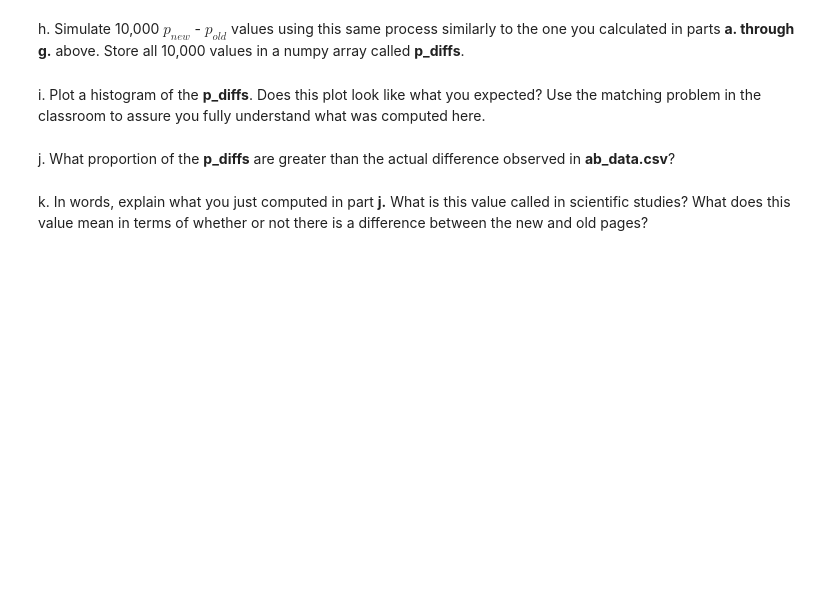
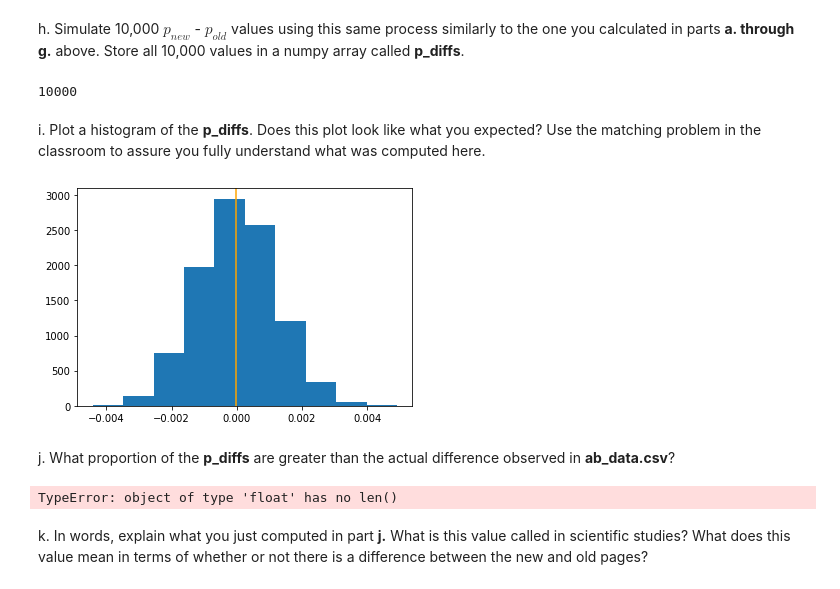
Before and after one commit to Warwick2k/AB_Test, a Jupyter notebook: AB_Test_Hagemann.ipynb, the cells around one changed output. Drawn from its saved outputs; the diff is of its cells as text; code cells hidden in the pictures; blank space fills up the shorter version.

```diff
--- a/AB_Test_Hagemann.ipynb
+++ b/AB_Test_Hagemann.ipynb
@@ -295,4 +269,4 @@ print(n_old)
 # %% [markdown]
 e. Simulate $n_{new}$ transactions with a convert rate of $p_{new}$ under the null.  Store these $n_{new}$ 1's and 0's in **new_page_converted**.
 # %%
-new_page_converted = np.random.binomial(n_new, p_new, 10000)
+new_page_converted = len(np.random.binomial(n_new, p_new, 10000))
@@ -301,2 +272,0 @@ TypeError: Cannot cast array data from dtype('O') to dtype('int32') according to
-# %%
-new_page_converted = np.random.choice([0,1],n_new, p=(1-p_new,p_new))
@@ -305,4 +273,4 @@ ValueError: the 'dtype' parameter is not supported in the pandas implementation
 # %% [markdown]
 f. Simulate $n_{old}$ transactions with a convert rate of $p_{old}$ under the null.  Store these $n_{old}$ 1's and 0's in **old_page_converted**.
 # %%
-old_page_converted = np.random.binomial(n_old,p_old,100000)
+old_page_converted = len(np.random.binomial(n_old,p_old, 10000))
@@ -318,9 +284,27 @@ NameError: name 'new_page_converted' is not defined
 # %% [markdown]
 h. Simulate 10,000 $p_{new}$ - $p_{old}$ values using this same process similarly to the one you calculated in parts **a. through g.** above.  Store all 10,000 values in a numpy array called **p_diffs**.
+# %%
+p_diffs = []
+for _ in range(10000):
+    new_page_converted = np.random.binomial(n_new, p_new)
+    old_page_converted = np.random.binomial(n_old, p_old)
+    p_diffs.append((new_page_converted/n_new) - (old_page_converted/n_old))
+len(p_diffs)
+# %% [output]
+10000
 # %% [markdown]
 i. Plot a histogram of the **p_diffs**.  Does this plot look like what you expected?  Use the matching problem in the classroom to assure you fully understand what was computed here.
+# %%
+plt.hist(p_diffs);
+plt.axvline(x=diff, color="orange");
+# %% [output]
+[figure, added]
 # %% [markdown]
 j. What proportion of the **p_diffs** are greater than the actual difference observed in **ab_data.csv**?
+# %%
+act_diffs = df2['converted'][df2['group'] == 'treatment'].mean() - df2.query(p_diffs > len(diff).mean())
+# %% [output]
+TypeError: object of type 'float' has no len()
 # %% [markdown]
 k. In words, explain what you just computed in part **j.**  What is this value called in scientific studies?  What does this value mean in terms of whether or not there is a difference between the new and old pages?
 # %% [markdown]
```
Also changed, not shown: parts of 20 cells of this notebook.
